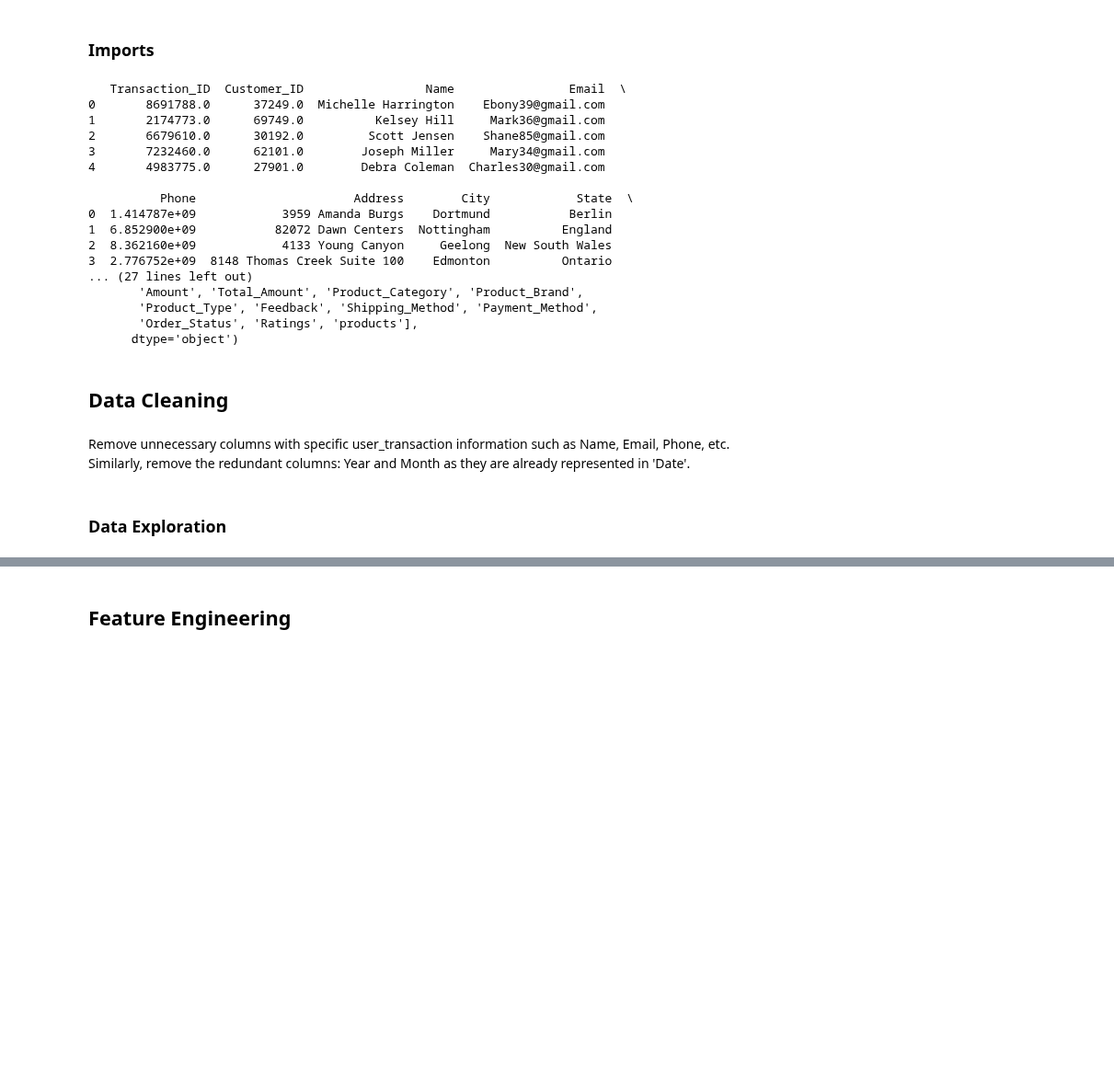
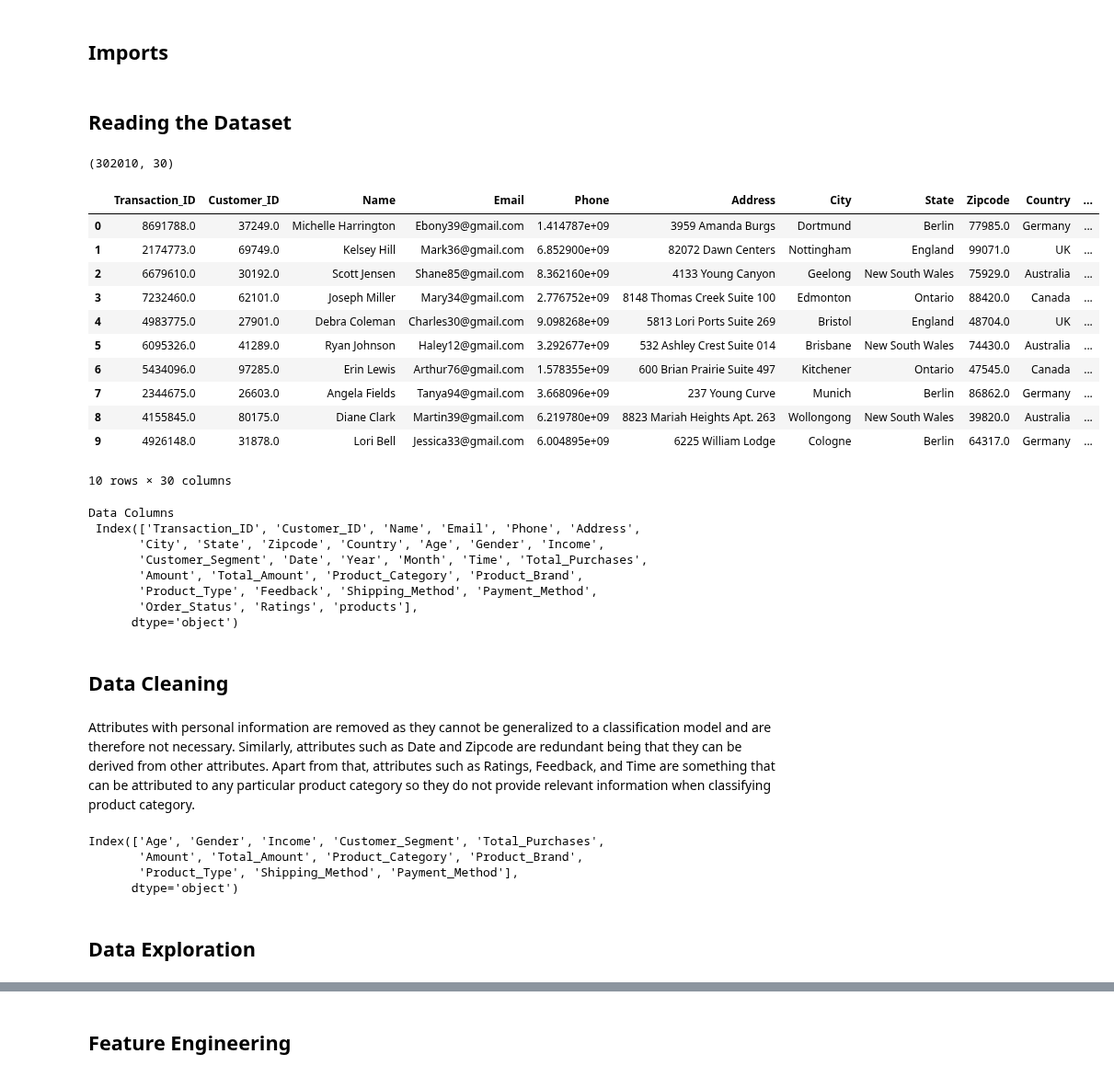
Before and after one commit to JAA999/grocery_prediction, a Jupyter notebook: ML_Project.ipynb, the cells around one changed output, grey strips where cells are left out. Shown at 92% size. Drawn from its saved outputs; the diff is of its cells as text; code cells hidden in the pictures; blank space fills up the shorter version.

```diff
--- a/ML_Project.ipynb
+++ b/ML_Project.ipynb
@@ -3,5 +6,5 @@
 # %% [markdown]
-### Imports
+## Imports
 # %%
 import pandas as pd
 import matplotlib.pyplot as plt
@@ -10,34 +13,52 @@ from sklearn.preprocessing import StandardScaler
 from sklearn.model_selection import train_test_split
 from sklearn.tree import DecisionTreeClassifier
 from sklearn.metrics import accuracy_score
+# %% [markdown]
+## Reading the Dataset
 # %%
 data = pd.read_csv('retail_data.csv')
+data.shape
+# %% [output]
+(302010, 30)
+# %%
+data.head(10)
+# %% [output]
+|  | Transaction_ID | Customer_ID | Name | Email | Phone | Address | City | State | Zipcode | Country | ... |
+| 0 | 8691788.0 | 37249.0 | Michelle Harrington | Ebony39@gmail.com | 1.414787e+09 | 3959 Amanda Burgs | Dortmund | Berlin | 77985.0 | Germany | ... |
+| 1 | 2174773.0 | 69749.0 | Kelsey Hill | Mark36@gmail.com | 6.852900e+09 | 82072 Dawn Centers | Nottingham | England | 99071.0 | UK | ... |
+| 2 | 6679610.0 | 30192.0 | Scott Jensen | Shane85@gmail.com | 8.362160e+09 | 4133 Young Canyon | Geelong | New South Wales | 75929.0 | Australia | ... |
+| 3 | 7232460.0 | 62101.0 | Joseph Miller | Mary34@gmail.com | 2.776752e+09 | 8148 Thomas Creek Suite 100 | Edmonton | Ontario | 88420.0 | Canada | ... |
+| 4 | 4983775.0 | 27901.0 | Debra Coleman | Charles30@gmail.com | 9.098268e+09 | 5813 Lori Ports Suite 269 | Bristol | England | 48704.0 | UK | ... |
+| 5 | 6095326.0 | 41289.0 | Ryan Johnson | Haley12@gmail.com | 3.292677e+09 | 532 Ashley Crest Suite 014 | Brisbane | New South Wales | 74430.0 | Australia | ... |
+| 6 | 5434096.0 | 97285.0 | Erin Lewis | Arthur76@gmail.com | 1.578355e+09 | 600 Brian Prairie Suite 497 | Kitchener | Ontario | 47545.0 | Canada | ... |
+| 7 | 2344675.0 | 26603.0 | Angela Fields | Tanya94@gmail.com | 3.668096e+09 | 237 Young Curve | Munich | Berlin | 86862.0 | Germany | ... |
+| 8 | 4155845.0 | 80175.0 | Diane Clark | Martin39@gmail.com | 6.219780e+09 | 8823 Mariah Heights Apt. 263 | Wollongong | New South Wales | 39820.0 | Australia | ... |
+| 9 | 4926148.0 | 31878.0 | Lori Bell | Jessica33@gmail.com | 6.004895e+09 | 6225 William Lodge | Cologne | Berlin | 64317.0 | Germany | ... |
+10 rows × 30 columns
 # %%
-print (data.head())
-print (data.columns)
+print ("\nData Columns\n", data.columns)
 # %% [output]
-   Transaction_ID  Customer_ID                 Name                Email  \
-0       8691788.0      37249.0  Michelle Harrington    Ebony39@gmail.com
-1       2174773.0      69749.0          Kelsey Hill     Mark36@gmail.com
-2       6679610.0      30192.0         Scott Jensen    Shane85@gmail.com
-3       7232460.0      62101.0        Joseph Miller     Mary34@gmail.com
-4       4983775.0      27901.0        Debra Coleman  Charles30@gmail.com
-
-          Phone                      Address        City            State  \
-0  1.414787e+09            3959 Amanda Burgs    Dortmund           Berlin
-1  6.852900e+09           82072 Dawn Centers  Nottingham          England
-2  8.362160e+09            4133 Young Canyon     Geelong  New South Wales
-3  2.776752e+09  8148 Thomas Creek Suite 100    Edmonton          Ontario
-... (27 lines left out)
+Data Columns
+ Index(['Transaction_ID', 'Customer_ID', 'Name', 'Email', 'Phone', 'Address',
+       'City', 'State', 'Zipcode', 'Country', 'Age', 'Gender', 'Income',
+       'Customer_Segment', 'Date', 'Year', 'Month', 'Time', 'Total_Purchases',
        'Amount', 'Total_Amount', 'Product_Category', 'Product_Brand',
        'Product_Type', 'Feedback', 'Shipping_Method', 'Payment_Method',
        'Order_Status', 'Ratings', 'products'],
       dtype='object')
 # %% [markdown]
 ## Data Cleaning
-# %% [markdown]
-Remove unnecessary columns with specific user_transaction information such as Name, Email, Phone, etc. Similarly, remove the redundant columns: Year and Month as they are already represented in 'Date'.
+# %% [markdown]
+Attributes with personal information are removed as they cannot be generalized to a classification model and are therefore not necessary. Similarly, attributes such as Date and Zipcode are redundant being that they can be derived from other attributes. Apart from that, attributes such as Ratings, Feedback, and Time are something that can be attributed to any particular product category so they do not provide relevant information when classifying product category.
 # %%
-data = data.drop(columns=['City', 'State', 'Zipcode', 'Country', 'Transaction_ID', 'Customer_ID', 'Address', 'Name', 'Email', 'Phone', 'Order_Status', 'Payment_Method', 'products', 'Year', 'Month', 'Time'])
+# data = data.drop(columns=['City', 'State', 'Zipcode', 'Country', 'Transaction_ID', 'Customer_ID', 'Address', 'Name', 'Email', 'Phone', 'Order_Status', 'Payment_Method', 'products', 'Year', 'Month', 'Time'])
+data = data.drop(columns=['City', 'State', 'Country', 'Transaction_ID', 'Customer_ID', 'Name', 'Email', 'Phone', 'Address', 'Zipcode', 'Date', 'Year', 'Month', 'Time', 'Feedback', 'Order_Status', 'Ratings', 'products'])
+
+data.columns
+# %% [output]
+Index(['Age', 'Gender', 'Income', 'Customer_Segment', 'Total_Purchases',
+       'Amount', 'Total_Amount', 'Product_Category', 'Product_Brand',
+       'Product_Type', 'Shipping_Method', 'Payment_Method'],
+      dtype='object')
 # %% [markdown]
-### Data Exploration
+## Data Exploration
```
Also changed, not shown: parts of 20 cells of this notebook.
